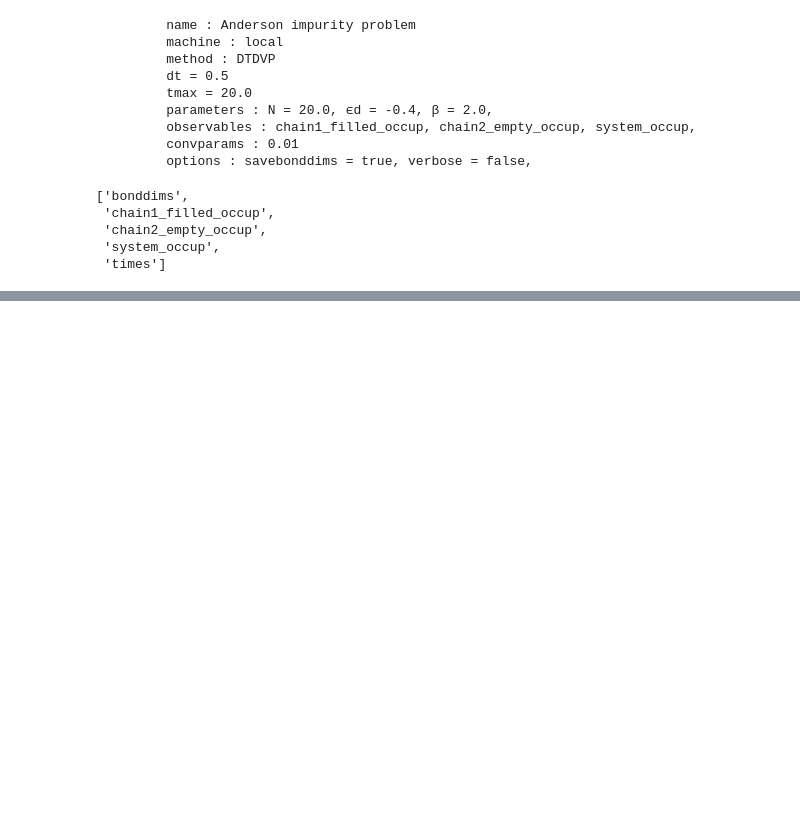
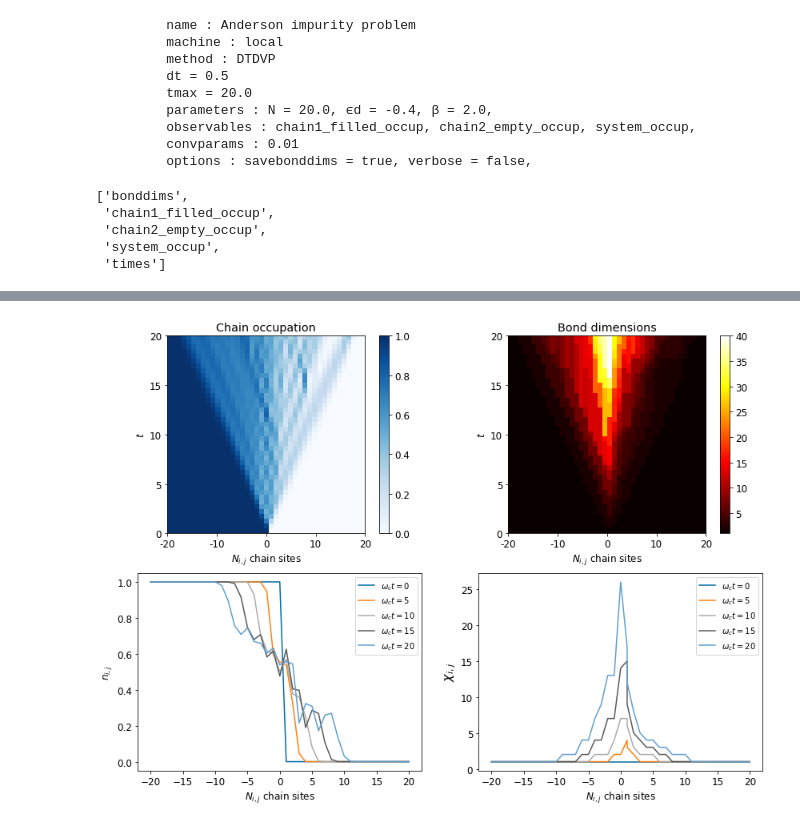
Before and after one commit to angelariva/spin-boson, a Jupyter notebook: fermions.ipynb, the cells around one changed output, grey strips where cells are left out. Saved outputs shown, nothing was run; the diff lists cells and outputs as text; code cells hidden in the pictures; blank space fills up the shorter version.

```diff
--- a/fermions.ipynb
+++ b/fermions.ipynb
@@ -157,0 +224,4 @@ f.colorbar(img)
+# %%
+alltogether(occ, res["bonddims"][()], times, chain)
+# %% [output]
+[figure, added]
```
Also changed, not shown: parts of 12 cells of this notebook.
